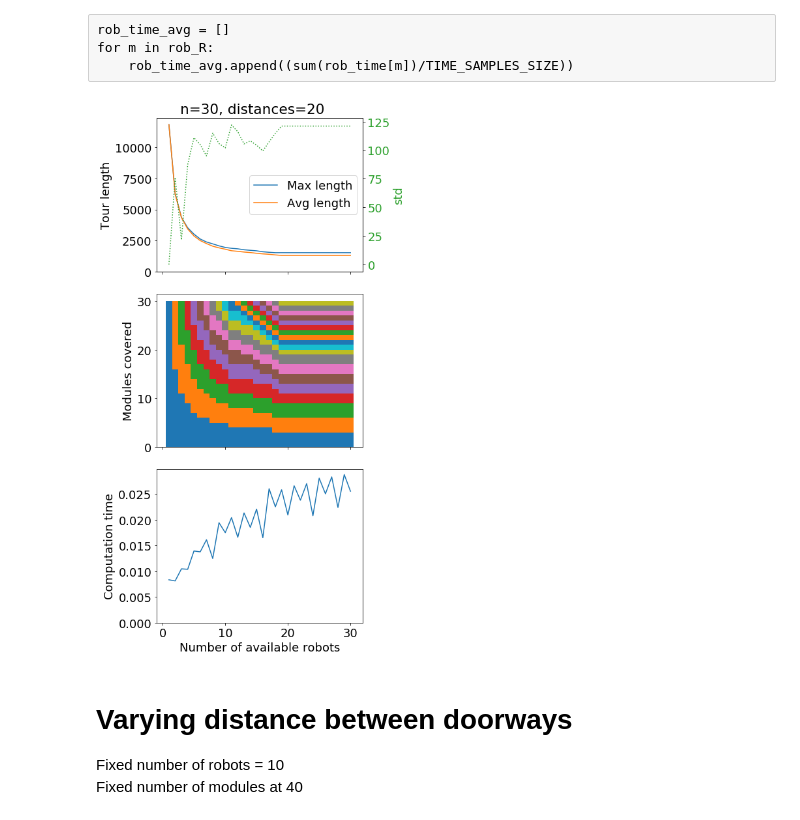
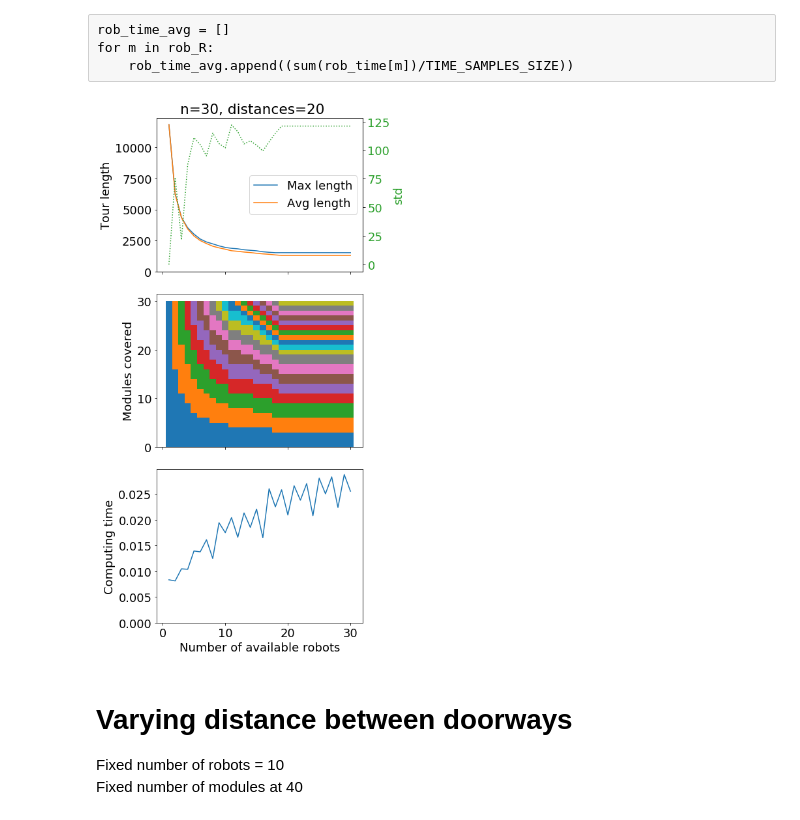
Before and after one commit to mirkosalaris/CoverageModularEnvironments, a Jupyter notebook: Notebooks/Hotel_example.ipynb, the cells around one changed output. Cells and saved outputs as stored; diff of their text form; code cells hidden in the pictures.

```diff
--- a/Notebooks/Hotel_example.ipynb
+++ b/Notebooks/Hotel_example.ipynb
@@ -181,35 +181,35 @@ ax1b = ax1.twinx()
 color = 'tab:green'
 ax1b.set_ylabel('std', color=color)
 ax1b.plot(rob_R, rob_std_len, ':', color=color)
 ax1b.tick_params(axis='y', labelcolor=color)
 #### End makespan plot ####
 
 
 #### Modules covered plot ####
 ax2.set_ylabel('Modules covered')
 ax2.set_ylim(top=rob_number_of_modules*1.05)
 
 top = np.zeros(len(rob_modules_visited))
 
 modules_covered_list = list(zip_longest(*rob_modules_visited, fillvalue=0))
 
 for n in modules_covered_list:
     ax2.bar(rob_R, n, bottom=top, width=rob_step)
     top += n
 #### End modules covered plot ####
 
 
 #### Runtime plot ####
-ax3.set_ylabel('Computation time')
+ax3.set_ylabel('Computing time')
 ax3.set_xlabel('Number of available robots')
 ax3.plot(rob_R, rob_time_avg)
 ax3.set_ylim(bottom=0)
 #### End Runtime plot ####
 
 fig.tight_layout()
 fig.savefig(SAVE_FOLDER+"varying_m_together.pdf", dpi=200, bbox_inches='tight', pad_inches=0.1)
 # %% [output]
-[figure, old version]
+[figure, new version]
 # %% [markdown]
 # Varying distance between doorways
 Fixed number of robots = 10
```
Also changed, not shown: parts of 2 cells of this notebook, 3 other files.
